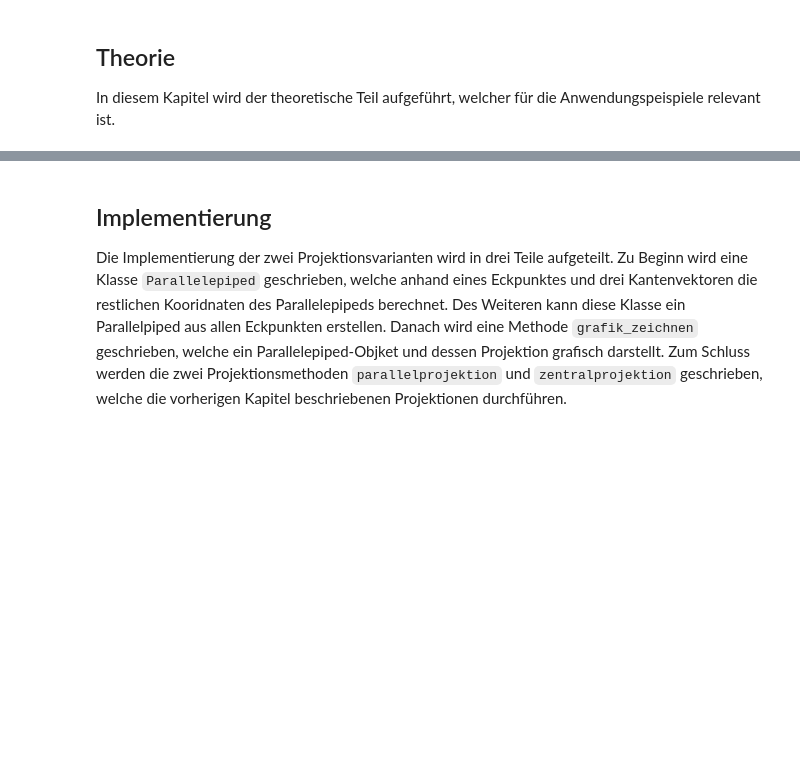
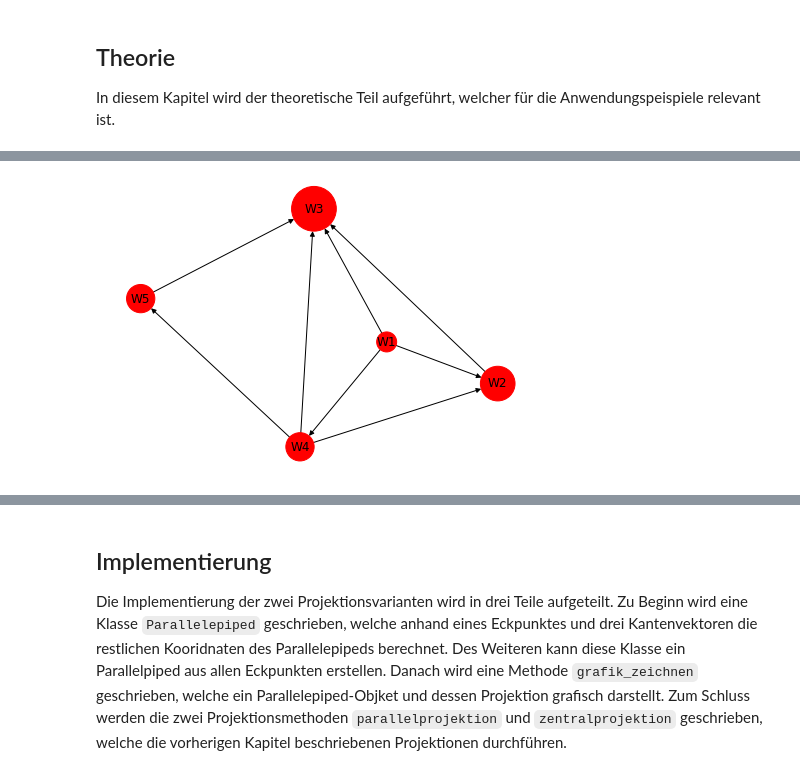
Before and after one commit to cheorges/Lineare-Algebra, a Jupyter notebook: semesterarbeit/Page-Rank.ipynb, the cells around one changed output, grey strips where cells are left out. Drawn from its saved outputs; the diff is of its cells as text; code cells hidden in the pictures; blank space fills up the shorter version.

```diff
--- a/semesterarbeit/Page-Rank.ipynb
+++ b/semesterarbeit/Page-Rank.ipynb
@@ -97,0 +84,20 @@ Somit ergibt sich eine Abbildungsmatrix $A=\begin{pmatrix}
+# %%
+"""
+Snippet welches ein gerichteten Graph anhand der Adjenzmatrix G generiert.
+"""
+
+
+import networkx as nx
+
+G = nx.DiGraph()
+G.add_edges_from([
+    ('W1', 'W2'), ('W1', 'W3'), ('W1', 'W4'),
+    ('W2', 'W3'),
+    ('W4', 'W2'), ('W4', 'W3'), ('W4', 'W5'),
+    ('W5', 'W3')
+])
+
+d = dict(G.in_degree)
+nx.draw(G, node_size=[(n + 1) * 400 for n in d.values()], with_labels=True, node_color='r')
+# %% [output]
+[figure, added]
```
Also changed, not shown: parts of 16 cells of this notebook.
